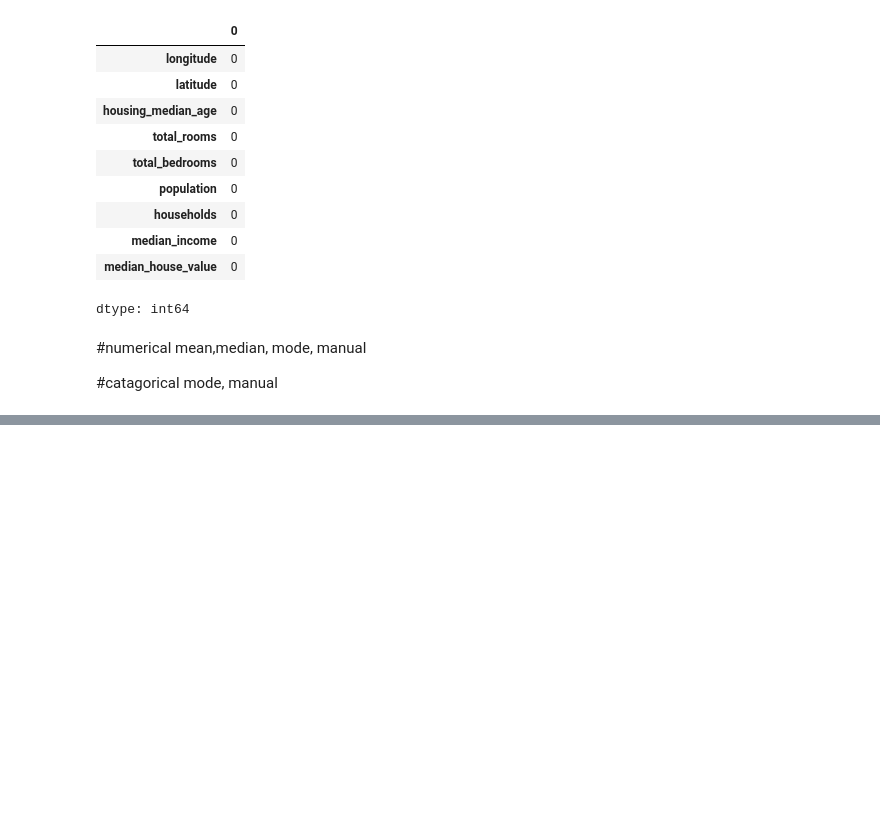
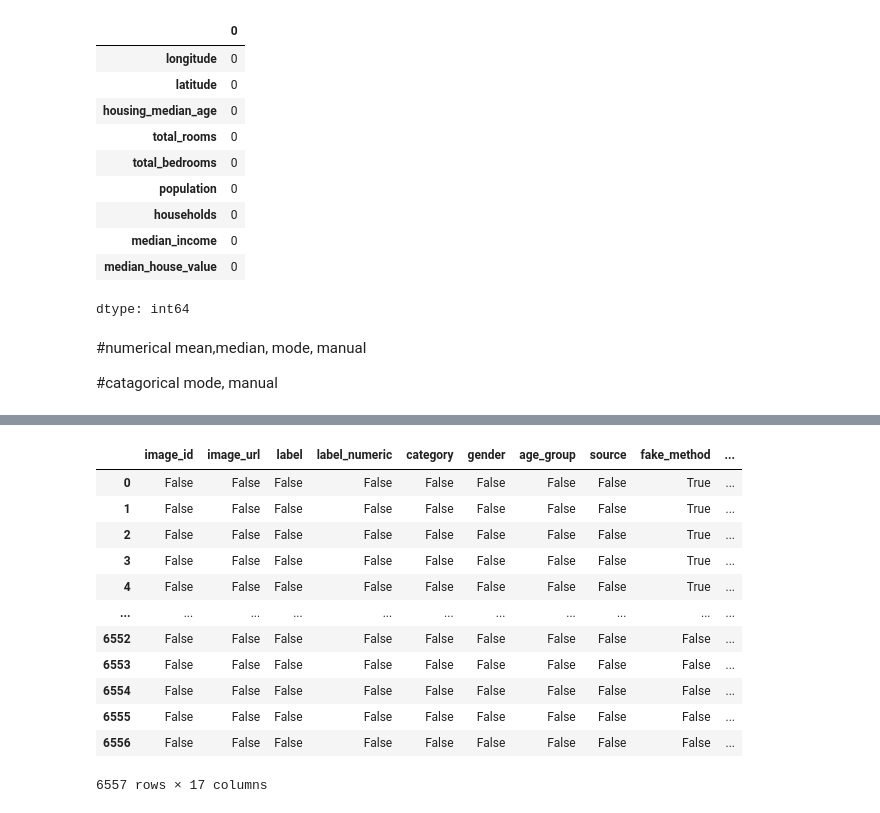
Before and after one commit to Ralein/AI-ML, a Jupyter notebook: Data_Analysis.ipynb, the cells around one changed output, grey strips where cells are left out. Drawn from its saved outputs; the diff is of its cells as text; code cells hidden in the pictures; blank space fills up the shorter version.

```diff
--- a/Data_Analysis.ipynb
+++ b/Data_Analysis.ipynb
@@ -139,0 +142,3 @@ mode, manual
+# %%
+df = pd.read_csv("/content/FINAL_DATASET.csv")
+df.info()
@@ -139,0 +163,16 @@ mode, manual
+# %%
+df.isnull()
+# %% [output]
+|  | image_id | image_url | label | label_numeric | category | gender | age_group | source | fake_method | ... |
+| 0 | False | False | False | False | False | False | False | False | True | ... |
+| 1 | False | False | False | False | False | False | False | False | True | ... |
+| 2 | False | False | False | False | False | False | False | False | True | ... |
+| 3 | False | False | False | False | False | False | False | False | True | ... |
+| 4 | False | False | False | False | False | False | False | False | True | ... |
+| ... | ... | ... | ... | ... | ... | ... | ... | ... | ... | ... |
+| 6552 | False | False | False | False | False | False | False | False | False | ... |
+| 6553 | False | False | False | False | False | False | False | False | False | ... |
+| 6554 | False | False | False | False | False | False | False | False | False | ... |
+| 6555 | False | False | False | False | False | False | False | False | False | ... |
+| 6556 | False | False | False | False | False | False | False | False | False | ... |
+6557 rows × 17 columns
```
Also changed, not shown: parts of 12 cells of this notebook.
